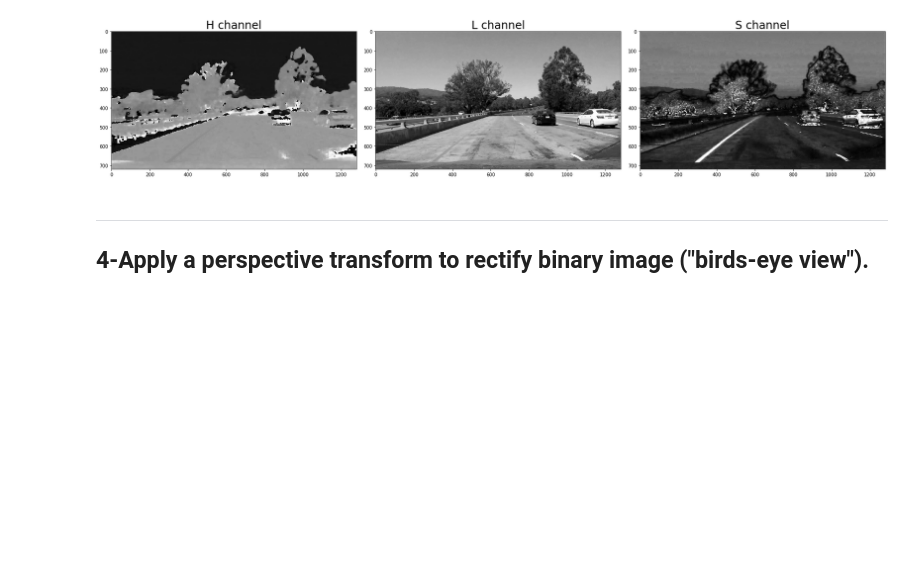
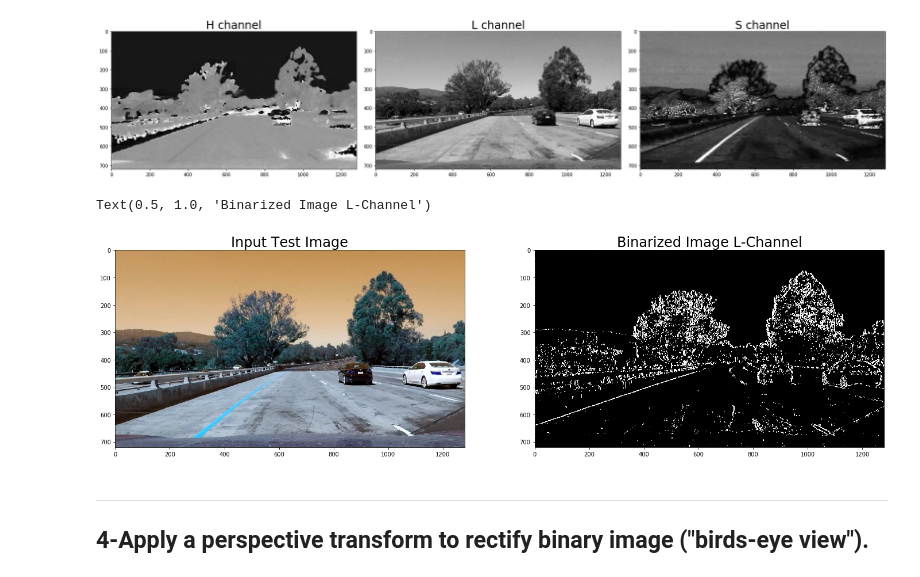
Before and after one commit to dringakn/CarND-Advanced-Lane-Lines, a Jupyter notebook: solution.ipynb, the cells around one changed output. Drawn from its saved outputs; the diff is of its cells as text; code cells hidden in the pictures; blank space fills up the shorter version.

```diff
--- a/solution.ipynb
+++ b/solution.ipynb
@@ -122,6 +134,43 @@ ax3.imshow(s, cmap='gray')
 # %% [output]
 <matplotlib.image.AxesImage at 0x...>
 [figure]
+# %%
+# 3.2: Create a binary image by applying Sobel gradient operator followed by thresholding
+def binarizeImage(imgIn, orient = 'x', thresh=[0,255], kSize=5):
+    if orient == 'x':
+        imgSobelX = cv2.Sobel(imgIn, cv2.CV_64F, 1, 0, ksize=kSize)
+        imgAbs = np.absolute(imgSobelX)
+    elif orient == 'y':
+        imgSobelY = cv2.Sobel(imgIn, cv2.CV_64F, 0, 1, ksize=kSize)
+        imgAbs = np.absolute(imgSobelY)
+    elif orient == 'mag':
+        imgSobelX = cv2.Sobel(imgIn, cv2.CV_64F, 1, 0, ksize=kSize)
+        imgSobelY = cv2.Sobel(imgIn, cv2.CV_64F, 0, 1, ksize=kSize)
+        imgSobelMag = np.sqrt(imgSobelX**2 + imgSobelY**2)
+        imgAbs = np.absolute(imgSobelMag)
+    elif orient == 'dir':
+        imgSobelX = cv2.Sobel(imgIn, cv2.CV_64F, 1, 0, ksize=kSize)
+        imgSobelY = cv2.Sobel(imgIn, cv2.CV_64F, 0, 1, ksize=kSize)
+        imgSobelDir = np.arctan2(np.absolute(imgSobelX), np.absolute(imgSobelY))
+        imgAbs = np.absolute(imgSobelDir)
+    else: # such as 'col'
+        imgAbs = np.absolute(imgIn)
+
+    imgScaled = np.uint8(255. * imgAbs / np.max(imgAbs))
+    imgBinary = np.zeros_like(imgScaled)
+    imgBinary[(imgScaled >= thresh[0]) & (imgScaled <= thresh[1])] = 1 # Thresholding
+    return imgBinary
+
+# Test the binarizeImage function on imgL
+imgBinary = binarizeImage(imgL, orient='x', thresh=[20,100], kSize=5)
+f, (ax1, ax2) = plt.subplots(1, 2, figsize=(24, 9))
+ax1.imshow(imgTest)
+ax1.set_title('Input Test Image', fontsize=24)
+ax2.imshow(imgBinary, cmap='gray')
+ax2.set_title('Binarized Image L-Channel', fontsize=24)
+# %% [output]
+Text(0.5, 1.0, 'Binarized Image L-Channel')
+[figure, added]
 # %% [markdown]
 ---
 ## 4-Apply a perspective transform to rectify binary image ("birds-eye view").
```
Also changed, not shown: parts of 2 cells of this notebook.
